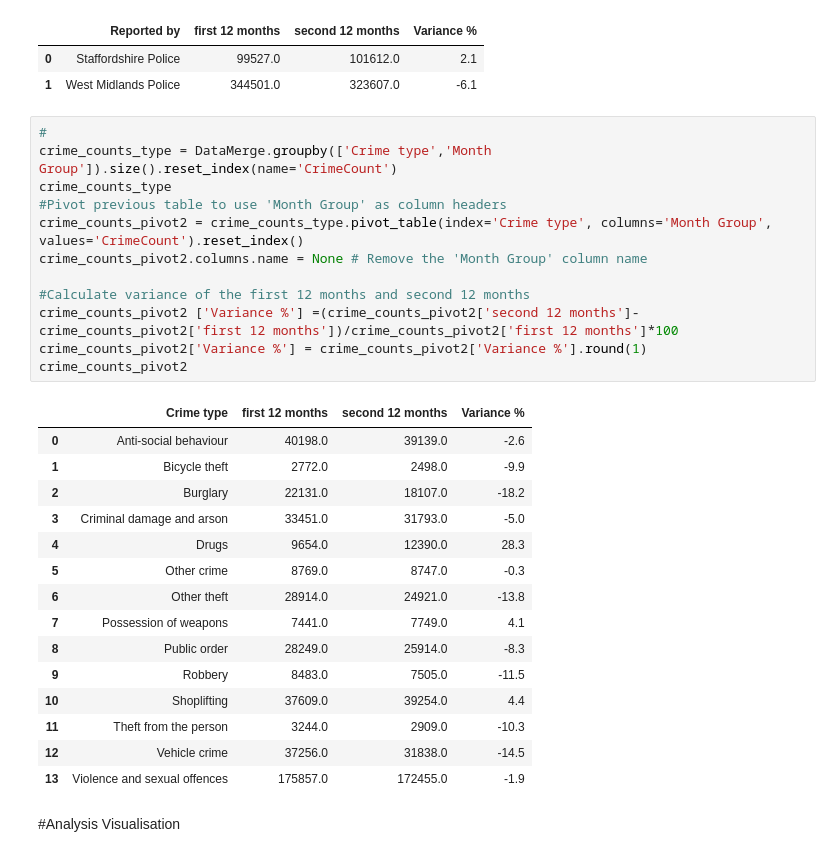
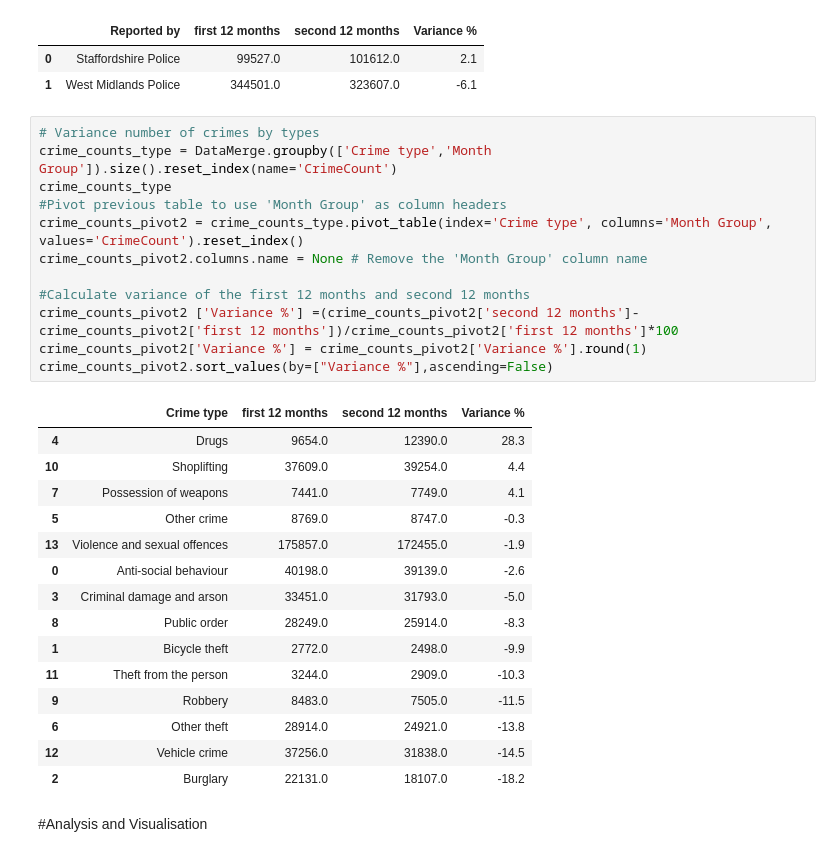
Before and after one commit to zhangwiki86-soton/L7---Data-Analysis-and-Visualisation, a Jupyter notebook: DRAFT Test Glob.ipynb, the cells around one changed output. Drawn from its saved outputs; the diff is of its cells as text.

```diff
--- a/DRAFT Test Glob.ipynb
+++ b/DRAFT Test Glob.ipynb
@@ -457,34 +457,34 @@ crime_counts_pivot
 | 0 | Staffordshire Police | 99527.0 | 101612.0 | 2.1 |
 | 1 | West Midlands Police | 344501.0 | 323607.0 | -6.1 |
 # %%
-#
+# Variance number of crimes by types
 crime_counts_type = DataMerge.groupby(['Crime type','Month Group']).size().reset_index(name='CrimeCount')
 crime_counts_type
 #Pivot previous table to use 'Month Group' as column headers
 crime_counts_pivot2 = crime_counts_type.pivot_table(index='Crime type', columns='Month Group', values='CrimeCount').reset_index()
 crime_counts_pivot2.columns.name = None # Remove the 'Month Group' column name
 
 #Calculate variance of the first 12 months and second 12 months
 crime_counts_pivot2 ['Variance %'] =(crime_counts_pivot2['second 12 months']-crime_counts_pivot2['first 12 months'])/crime_counts_pivot2['first 12 months']*100
 crime_counts_pivot2['Variance %'] = crime_counts_pivot2['Variance %'].round(1)
-crime_counts_pivot2
+crime_counts_pivot2.sort_values(by=["Variance %"],ascending=False)
 # %% [output]
 |  | Crime type | first 12 months | second 12 months | Variance % |
+| 4 | Drugs | 9654.0 | 12390.0 | 28.3 |
+| 10 | Shoplifting | 37609.0 | 39254.0 | 4.4 |
+| 7 | Possession of weapons | 7441.0 | 7749.0 | 4.1 |
+| 5 | Other crime | 8769.0 | 8747.0 | -0.3 |
+| 13 | Violence and sexual offences | 175857.0 | 172455.0 | -1.9 |
 | 0 | Anti-social behaviour | 40198.0 | 39139.0 | -2.6 |
+| 3 | Criminal damage and arson | 33451.0 | 31793.0 | -5.0 |
+| 8 | Public order | 28249.0 | 25914.0 | -8.3 |
 | 1 | Bicycle theft | 2772.0 | 2498.0 | -9.9 |
+| 11 | Theft from the person | 3244.0 | 2909.0 | -10.3 |
+| 9 | Robbery | 8483.0 | 7505.0 | -11.5 |
+| 6 | Other theft | 28914.0 | 24921.0 | -13.8 |
+| 12 | Vehicle crime | 37256.0 | 31838.0 | -14.5 |
 | 2 | Burglary | 22131.0 | 18107.0 | -18.2 |
-| 3 | Criminal damage and arson | 33451.0 | 31793.0 | -5.0 |
-| 4 | Drugs | 9654.0 | 12390.0 | 28.3 |
-| 5 | Other crime | 8769.0 | 8747.0 | -0.3 |
-| 6 | Other theft | 28914.0 | 24921.0 | -13.8 |
-| 7 | Possession of weapons | 7441.0 | 7749.0 | 4.1 |
-| 8 | Public order | 28249.0 | 25914.0 | -8.3 |
-| 9 | Robbery | 8483.0 | 7505.0 | -11.5 |
-| 10 | Shoplifting | 37609.0 | 39254.0 | 4.4 |
-| 11 | Theft from the person | 3244.0 | 2909.0 | -10.3 |
-| 12 | Vehicle crime | 37256.0 | 31838.0 | -14.5 |
-| 13 | Violence and sexual offences | 175857.0 | 172455.0 | -1.9 |
 # %% [markdown]
-#Analysis Visualisation
+#Analysis and Visualisation
 # %%
 CleanData['Crime type'].value_counts()
```
Also changed, not shown: parts of 5 cells of this notebook.
